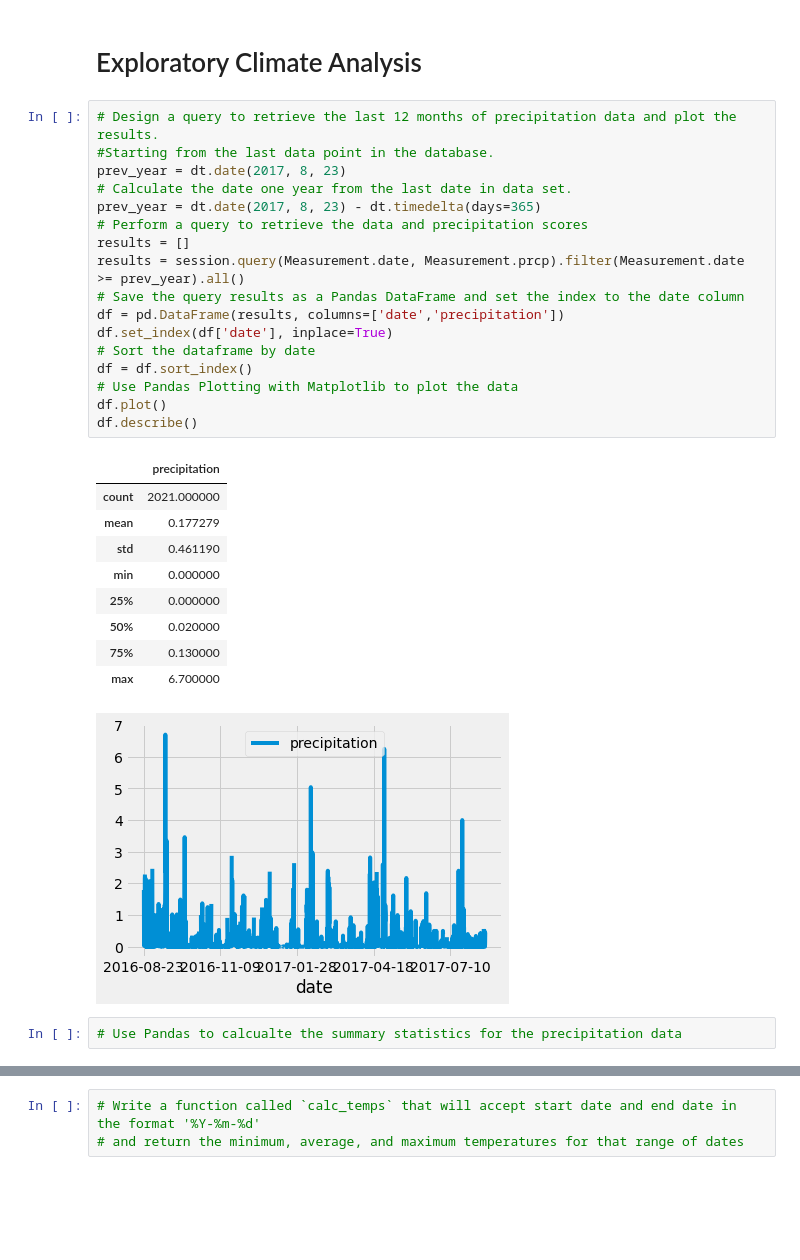
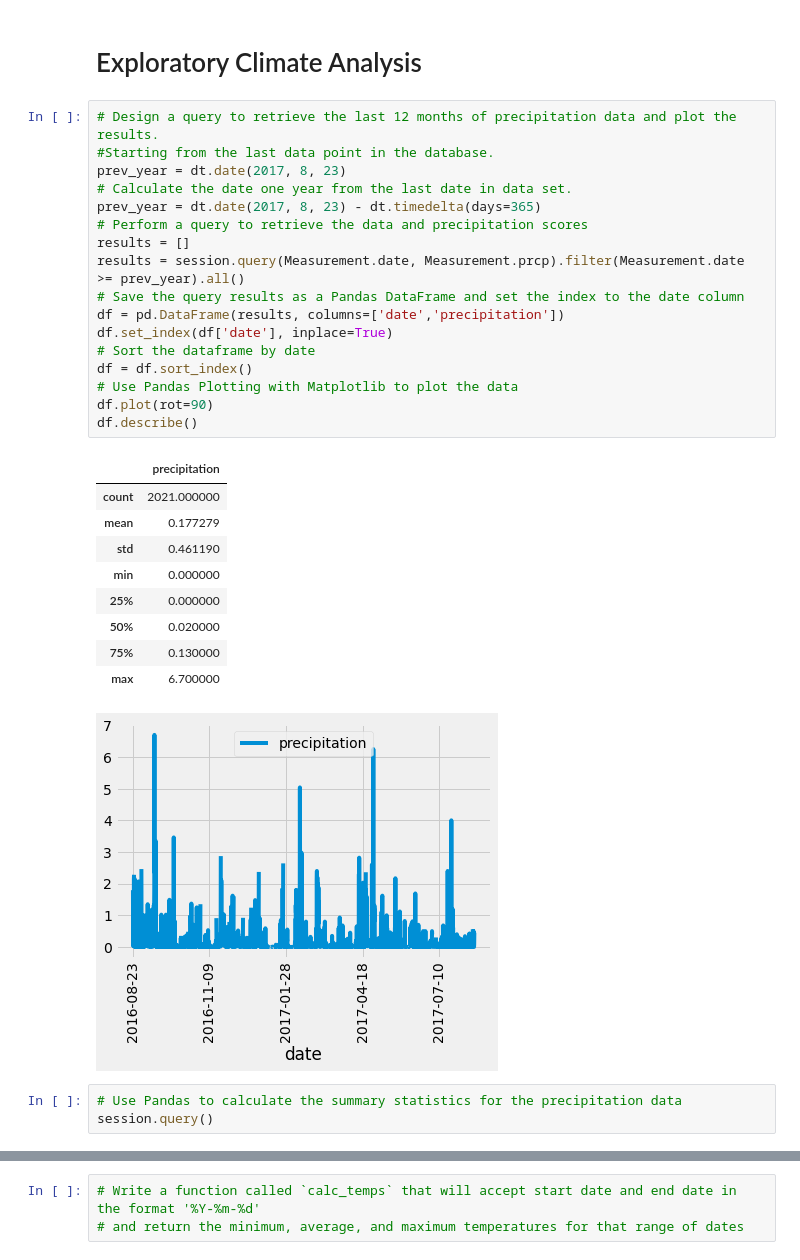
Before and after one commit to Changscorner/surfs_up, a Jupyter notebook: climate_analysis.ipynb, the cells around one changed output, grey strips where cells are left out. Saved outputs shown, nothing was run; the diff lists cells and outputs as text; blank space fills up the shorter version.

```diff
--- a/climate_analysis.ipynb
+++ b/climate_analysis.ipynb
@@ -40,32 +40,33 @@ session = Session(engine)
 # %%
 # Design a query to retrieve the last 12 months of precipitation data and plot the results.
 #Starting from the last data point in the database.
 prev_year = dt.date(2017, 8, 23)
 # Calculate the date one year from the last date in data set.
 prev_year = dt.date(2017, 8, 23) - dt.timedelta(days=365)
 # Perform a query to retrieve the data and precipitation scores
 results = []
 results = session.query(Measurement.date, Measurement.prcp).filter(Measurement.date >= prev_year).all()
 # Save the query results as a Pandas DataFrame and set the index to the date column
 df = pd.DataFrame(results, columns=['date','precipitation'])
 df.set_index(df['date'], inplace=True)
 # Sort the dataframe by date
 df = df.sort_index()
 # Use Pandas Plotting with Matplotlib to plot the data
-df.plot()
+df.plot(rot=90)
 df.describe()
 # %% [output]
 |  | precipitation |
 | count | 2021.000000 |
 | mean | 0.177279 |
 | std | 0.461190 |
 | min | 0.000000 |
 | 25% | 0.000000 |
 | 50% | 0.020000 |
 | 75% | 0.130000 |
 | max | 6.700000 |
-[figure, old version]
+[figure, new version]
 # %%
-# Use Pandas to calcualte the summary statistics for the precipitation data
+# Use Pandas to calculate the summary statistics for the precipitation data
+session.query()
 # %%
 # How many stations are available in this dataset?
```
Also changed, not shown: parts of 4 cells of this notebook.
